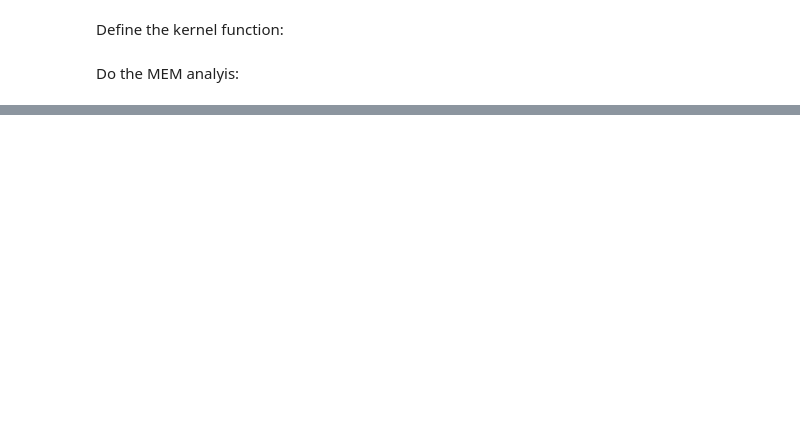
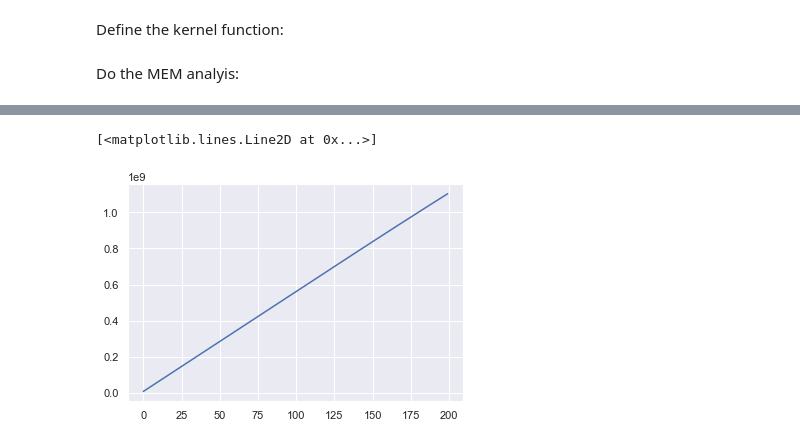
Before and after one commit to AndersBarth/MEMtoolbox, a Jupyter notebook: example_TCSPC.ipynb, the cells around one changed output, grey strips where cells are left out. Drawn from its saved outputs; the diff is of its cells as text; code cells hidden in the pictures; blank space fills up the shorter version.

```diff
--- a/example_TCSPC.ipynb
+++ b/example_TCSPC.ipynb
@@ -48 +45,6 @@ result_linspace = result[60,:]
+# %%
+plt.plot(np.sum(F_R,0))
+# %% [output]
+[<matplotlib.lines.Line2D at 0x...>]
+[figure, added]
 # %%
```
Also changed, not shown: parts of 7 cells of this notebook, 1 other file.
